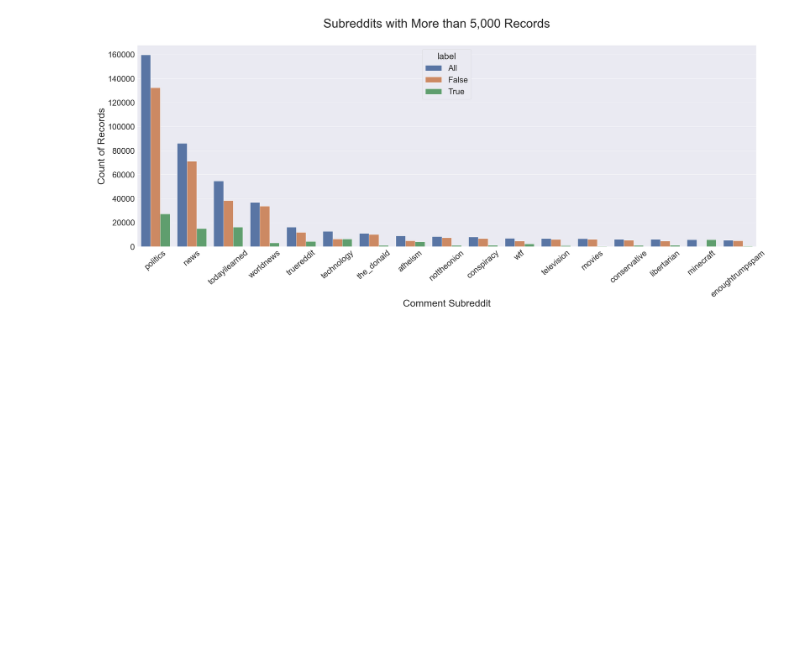
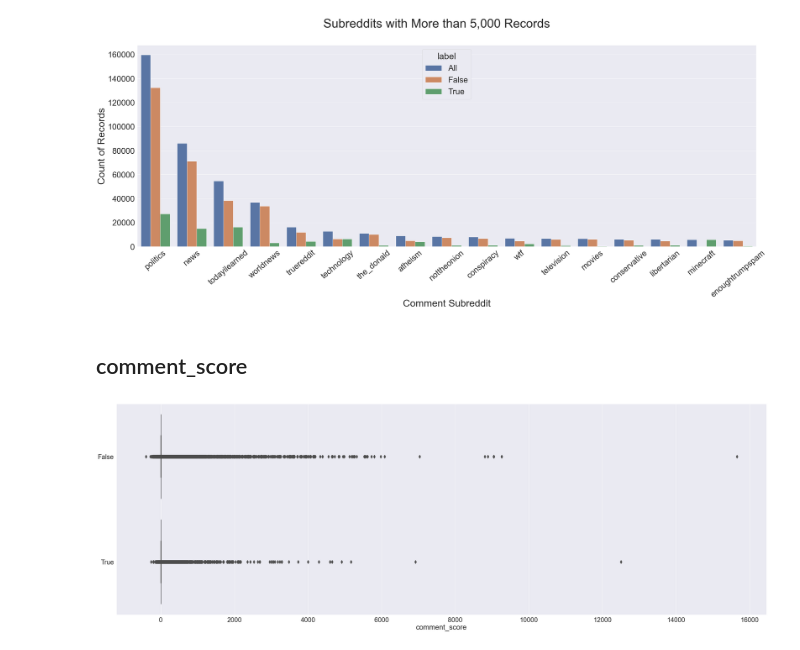
Before and after one commit to DavidKai1999/Stats-170-project, a Jupyter notebook: dataset_preprocessing/redditcomment_preprocessing.ipynb, the cells around one changed output. Cells and saved outputs as stored; diff of their text form; code cells hidden in the pictures; blank space fills up the shorter version.

```diff
--- a/dataset_preprocessing/redditcomment_preprocessing.ipynb
+++ b/dataset_preprocessing/redditcomment_preprocessing.ipynb
@@ -385,3 +412,19 @@ plt.ylabel('Count of Records', fontsize=40)
 # %% [output]
 Text(0, 0.5, 'Count of Records')
 [figure]
+# %% [markdown]
+## comment_score
+# %%
+merge_table['label'] = merge_table['label'].astype('object')
+# %%
+label = []
+for l in merge_table['label']:
+    if l == 0:
+        label.append('False')
+    else:
+        label.append('True')
+# %%
+f, ax = plt.subplots(1, 1, figsize=(45,15))
+ax = sns.boxplot(x=merge_table['comment_score'],y=label,fliersize=10)
+# %% [output]
+[figure, added]
```
Also changed, not shown: parts of 8 cells of this notebook, 7 other files.
